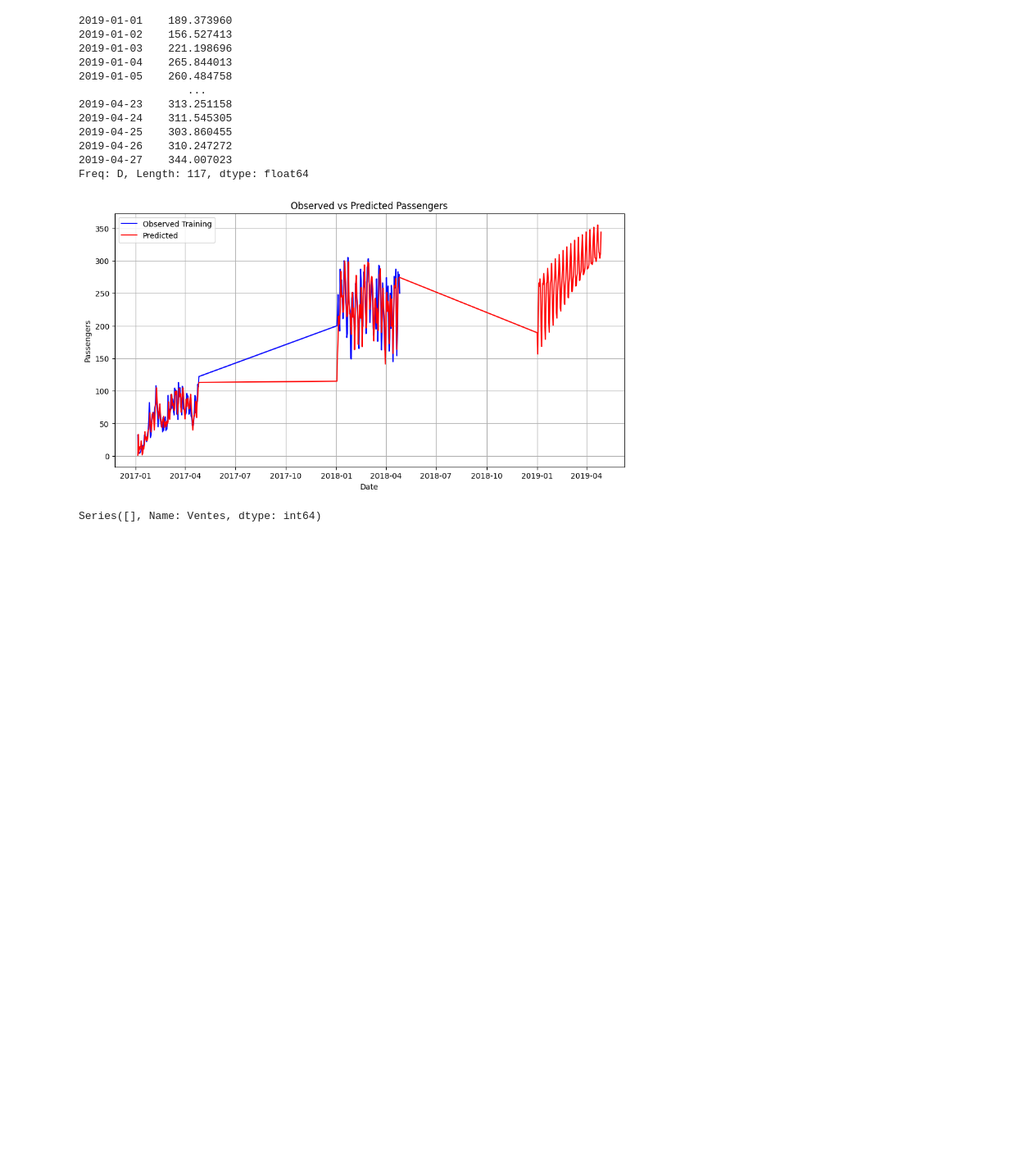
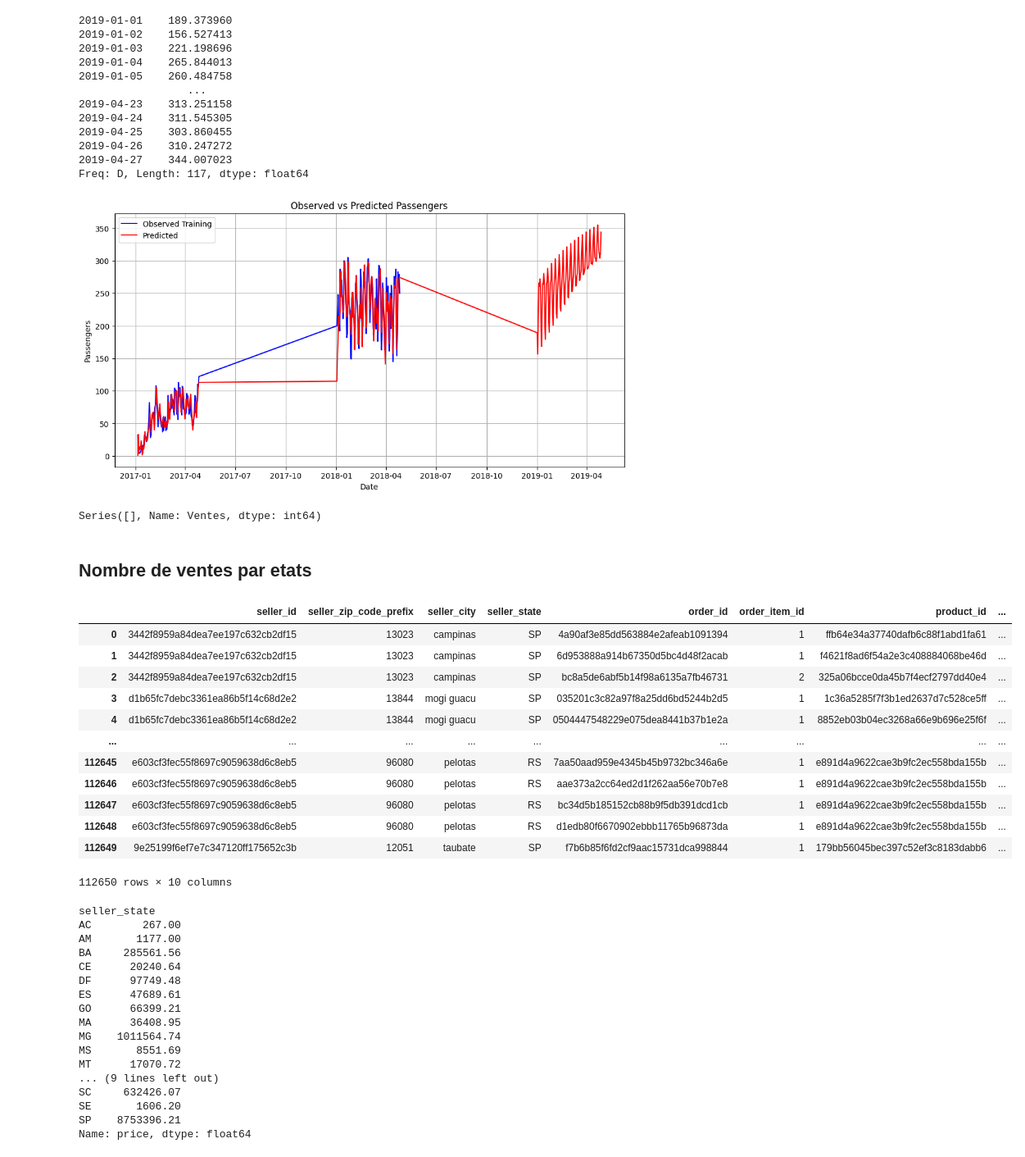
Before and after one commit to Stiveted/STAGE-DATA, a Jupyter notebook: STAGE - Project/demand forcasting/demand_forcasting2.ipynb, the cells around one changed output. Shown: that part at 82% size. Cells and saved outputs as stored; diff of their text form; code cells hidden in the pictures; blank space fills up the shorter version.

```diff
--- a/STAGE - Project/demand forcasting/demand_forcasting2.ipynb
+++ b/STAGE - Project/demand forcasting/demand_forcasting2.ipynb
@@ -984,3 +648,56 @@ model= pm.auto_arima(train_data)
 display(test_data)
 # %% [output]
 Series([], Name: Ventes, dtype: int64)
+# %% [markdown]
+## Nombre de ventes par etats
+# %%
+data2 = pd.read_csv("C:\\Users\\Enge\\Downloads\\olist_sellers_dataset.csv")
+ventes_par_etat = data2.groupby('seller_state').size().reset_index(name='nombre_de_ventes')
+#ventes_par_etat = ventes_par_etat.set_index('seller_state')
+
+
+fig = px.bar(ventes_par_etat, x="seller_state", y="nombre_de_ventes", labels={"seller_state": "Etats", "nombre_de_ventes": "Nombre de ventes"})
+fig.update_layout(title="Nombre de ventes par etat")
+fig.show()
+# %%
+data3=pd.read_csv("C:\\Users\\Enge\\Downloads\\olist_order_items_dataset.csv")
+
+
+merged_df = pd.merge(data2, data3, on='seller_id')
+display(merged_df)
+somme_par_etat = merged_df.groupby('seller_state')['price'].sum()
+somme_par_etat = pd.DataFrame({'seller_state': somme_par_etat.index, 'Somme des prix de vente': somme_par_etat.values})
+fig = px.bar(ventes_par_etat, x="seller_state", y="Somme des prix de vente", labels={"seller_state": "Etats", "Somme des prix de vente": "Somme Prix"})
+fig.update_layout(title="Somme par etat")
+fig.show()
+# %% [output]
+|  | seller_id | seller_zip_code_prefix | seller_city | seller_state | order_id | order_item_id | product_id | ... |
+| 0 | 3442f8959a84dea7ee197c632cb2df15 | 13023 | campinas | SP | 4a90af3e85dd563884e2afeab1091394 | 1 | ffb64e34a37740dafb6c88f1abd1fa61 | ... |
+| 1 | 3442f8959a84dea7ee197c632cb2df15 | 13023 | campinas | SP | 6d953888a914b67350d5bc4d48f2acab | 1 | f4621f8ad6f54a2e3c408884068be46d | ... |
+| 2 | 3442f8959a84dea7ee197c632cb2df15 | 13023 | campinas | SP | bc8a5de6abf5b14f98a6135a7fb46731 | 2 | 325a06bcce0da45b7f4ecf2797dd40e4 | ... |
+| 3 | d1b65fc7debc3361ea86b5f14c68d2e2 | 13844 | mogi guacu | SP | 035201c3c82a97f8a25dd6bd5244b2d5 | 1 | 1c36a5285f7f3b1ed2637d7c528ce5ff | ... |
+| 4 | d1b65fc7debc3361ea86b5f14c68d2e2 | 13844 | mogi guacu | SP | 0504447548229e075dea8441b37b1e2a | 1 | 8852eb03b04ec3268a66e9b696e25f6f | ... |
+| ... | ... | ... | ... | ... | ... | ... | ... | ... |
+| 112645 | e603cf3fec55f8697c9059638d6c8eb5 | 96080 | pelotas | RS | 7aa50aad959e4345b45b9732bc346a6e | 1 | e891d4a9622cae3b9fc2ec558bda155b | ... |
+| 112646 | e603cf3fec55f8697c9059638d6c8eb5 | 96080 | pelotas | RS | aae373a2cc64ed2d1f262aa56e70b7e8 | 1 | e891d4a9622cae3b9fc2ec558bda155b | ... |
+| 112647 | e603cf3fec55f8697c9059638d6c8eb5 | 96080 | pelotas | RS | bc34d5b185152cb88b9f5db391dcd1cb | 1 | e891d4a9622cae3b9fc2ec558bda155b | ... |
+| 112648 | e603cf3fec55f8697c9059638d6c8eb5 | 96080 | pelotas | RS | d1edb80f6670902ebbb11765b96873da | 1 | e891d4a9622cae3b9fc2ec558bda155b | ... |
+| 112649 | 9e25199f6ef7e7c347120ff175652c3b | 12051 | taubate | SP | f7b6b85f6fd2cf9aac15731dca998844 | 1 | 179bb56045bec397c52ef3c8183dabb6 | ... |
+112650 rows × 10 columns
+seller_state
+AC        267.00
+AM       1177.00
+BA     285561.56
+CE      20240.64
+DF      97749.48
+ES      47689.61
+GO      66399.21
+MA      36408.95
+MG    1011564.74
+MS       8551.69
+MT      17070.72
+... (9 lines left out)
+SC     632426.07
+SE       1606.20
+SP    8753396.21
+Name: price, dtype: float64
```
Also changed, not shown: parts of 23 cells of this notebook.
